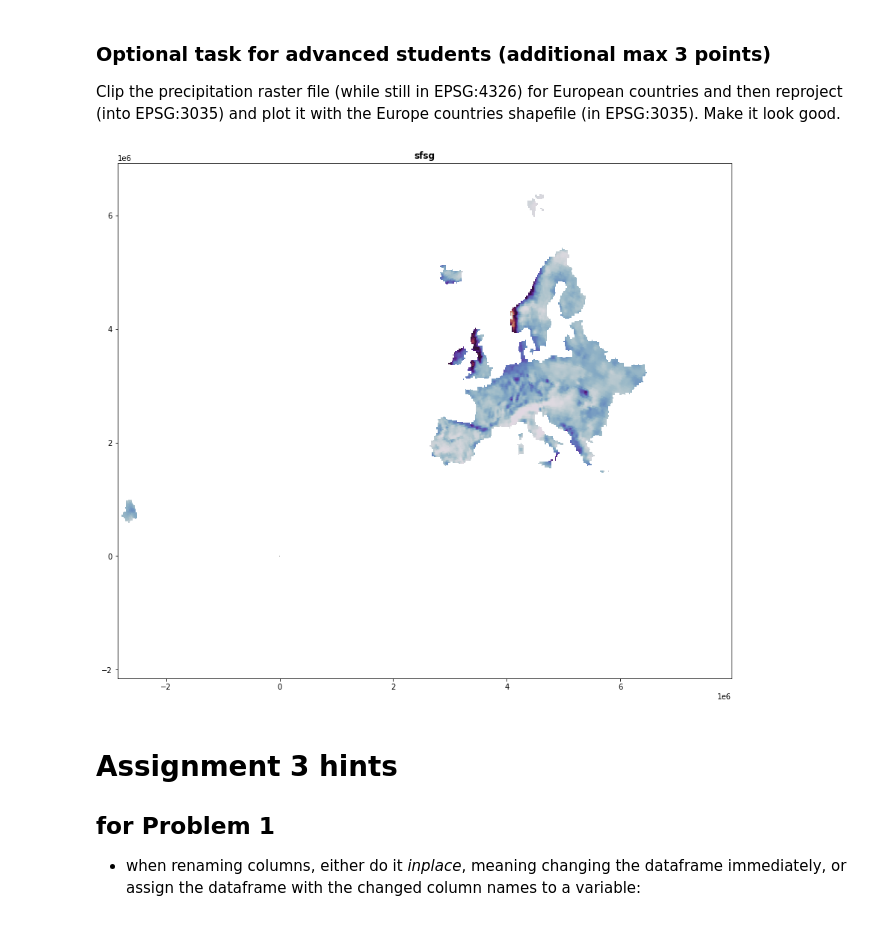
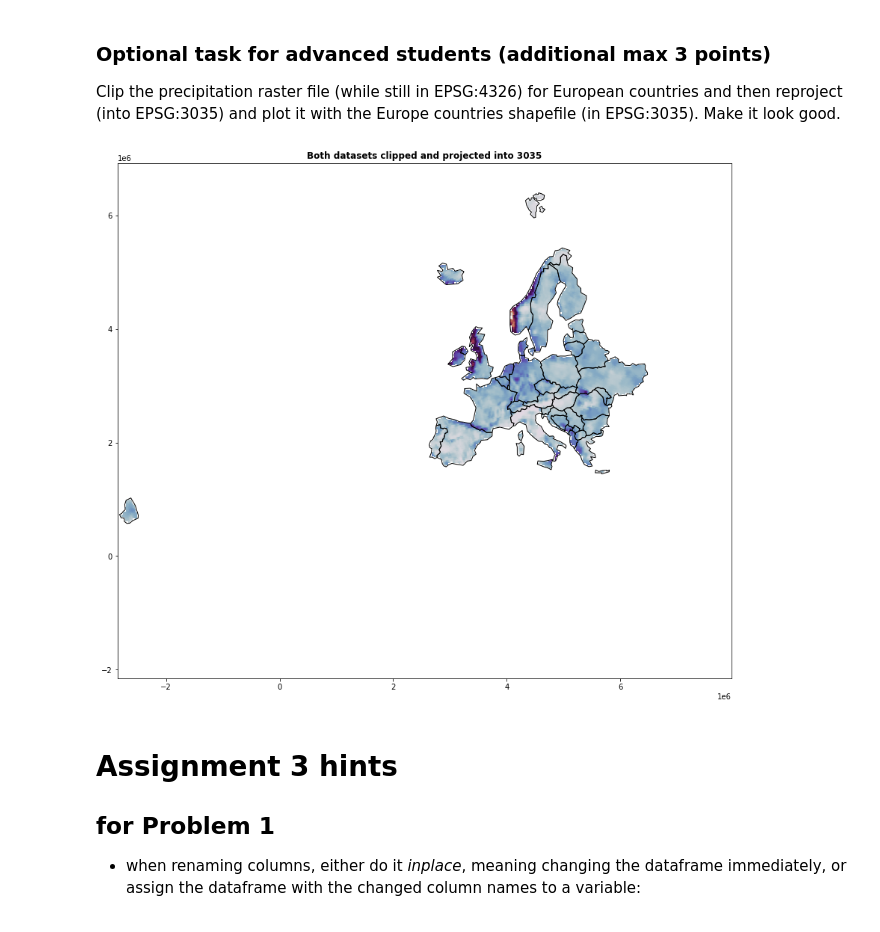
Before and after one commit to Bakhtiyar-Garashov/GeoPython2020, a Jupyter notebook: Assignment3/assignment3.ipynb, the cells around one changed output. Saved outputs shown, nothing was run; the diff lists cells and outputs as text; code cells hidden in the pictures.

```diff
--- a/Assignment3/assignment3.ipynb
+++ b/Assignment3/assignment3.ipynb
@@ -403,23 +395,21 @@ with rasterio.open('europe_clipped.tif') as raster_handler:
 # %%
 # make a map from raster and europe_lowres shp data
 
 converted_rst = rasterio.open('projected_3035.tif')
 
 euro_shp = gpd.read_file(euro_lowres)
 
 # reproject
-euro_shp.to_crs(epsg=3035)
+euro_shp=euro_shp.to_crs(epsg=3035)
 
 fig, ax = plt.subplots(figsize=(12, 12))
 
-euro_shp.plot(ax=ax, facecolor="none", edgecolor='black', lw=0.7)
-
-show(converted_rst,cmap='twilight',title='sfsg',ax=ax)
+show(converted_rst,ax=ax,cmap='twilight',title='Both datasets clipped and projected into 3035')
+euro_shp.plot(ax=ax,facecolor='none',edgecolor='black',lw=1)
 plt.tight_layout()
-
 plt.savefig('clipped_reprojected_euro.png')
 # %% [output]
-[figure, old version]
+[figure, new version]
 # %% [markdown]
 Assignment 3 hints
 ================
```
Also changed, not shown: parts of 10 cells of this notebook, 14 other files.
